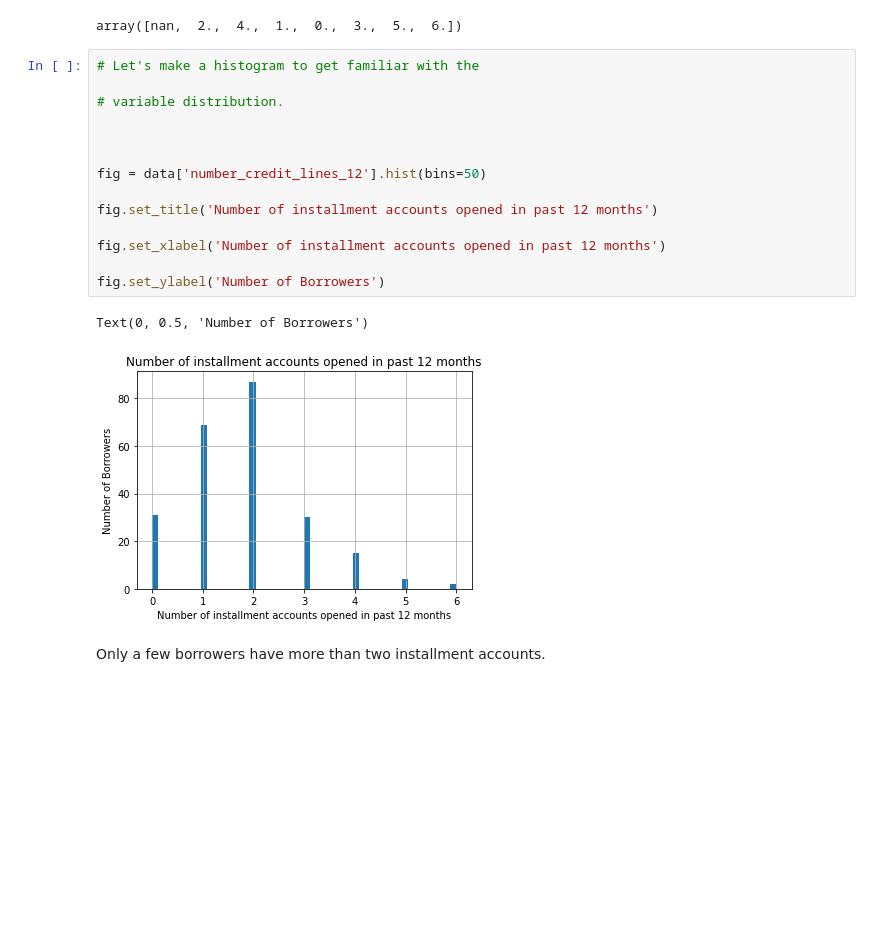
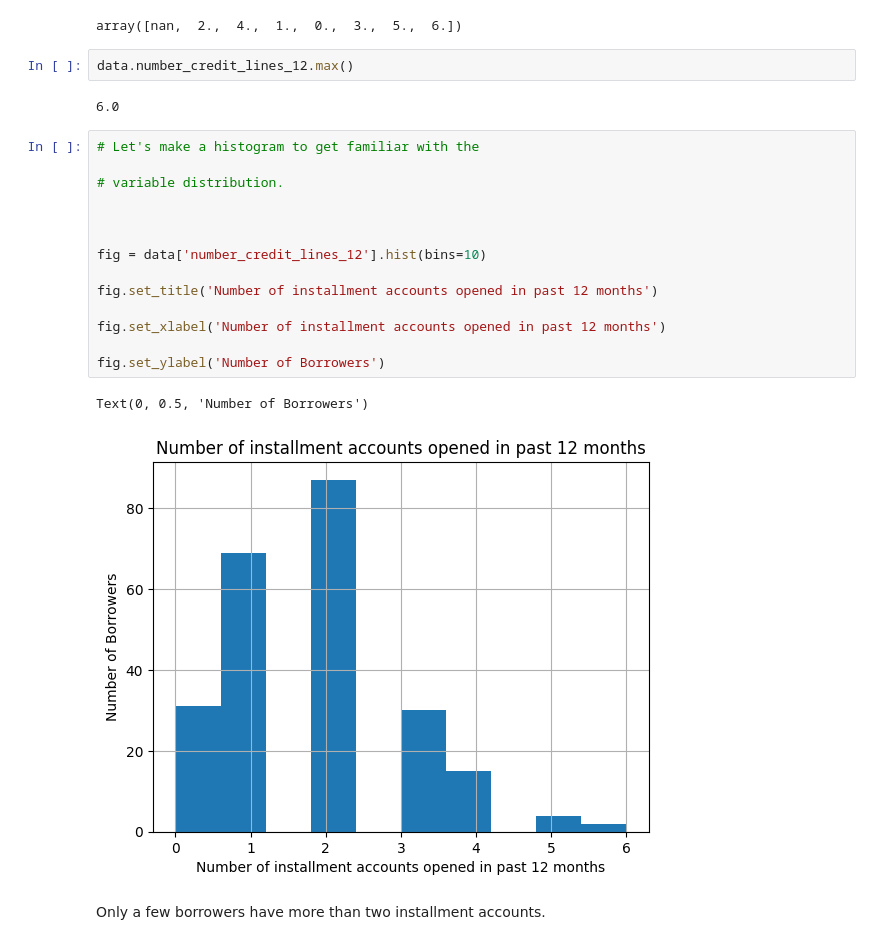
Before and after one commit to flyinacres/feature-engineering-for-machine-learning, a Jupyter notebook: Section-03-Types-of-Variables/1-Numerical-Variables.ipynb, the cells around one changed output. Saved outputs shown, nothing was run; the diff lists cells and outputs as text; blank space fills up the shorter version.

```diff
--- a/Section-03-Types-of-Variables/1-Numerical-Variables.ipynb
+++ b/Section-03-Types-of-Variables/1-Numerical-Variables.ipynb
@@ -387,23 +391,27 @@ Installment accounts are ones that have a defined length and quantity of repayme
 data['number_credit_lines_12'].unique()
 # %% [output]
 array([nan,  2.,  4.,  1.,  0.,  3.,  5.,  6.])
+# %%
+data.number_credit_lines_12.max()
+# %% [output]
+6.0
 # %%
 # Let's make a histogram to get familiar with the
 
 # variable distribution.
 
 
 
-fig = data['number_credit_lines_12'].hist(bins=50)
+fig = data['number_credit_lines_12'].hist(bins=10)
 
 fig.set_title('Number of installment accounts opened in past 12 months')
 
 fig.set_xlabel('Number of installment accounts opened in past 12 months')
 
 fig.set_ylabel('Number of Borrowers')
 # %% [output]
 Text(0, 0.5, 'Number of Borrowers')
-[figure, old version]
+[figure, new version]
 # %% [markdown]
 Only a few borrowers have more than two installment accounts.
 # %% [markdown]
```
Also changed, not shown: parts of 2 cells of this notebook.
